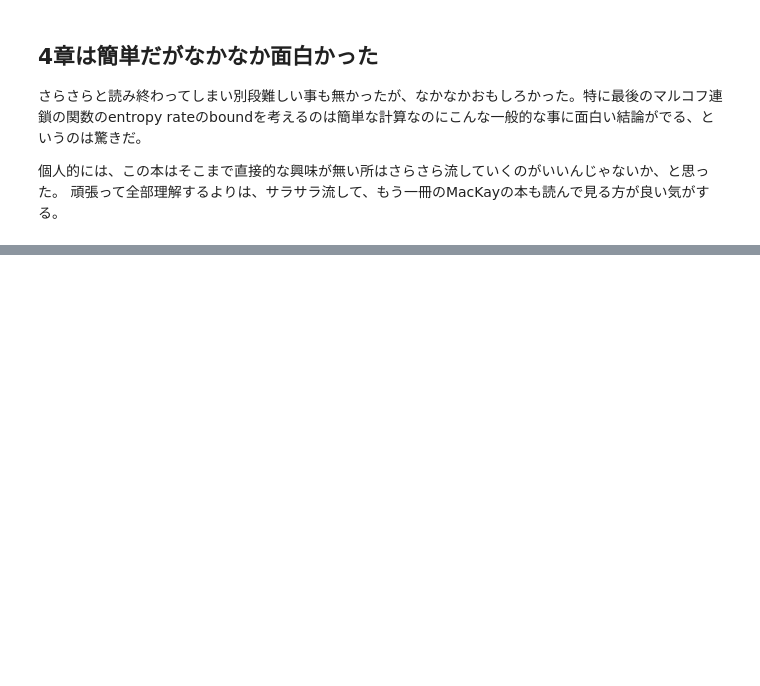
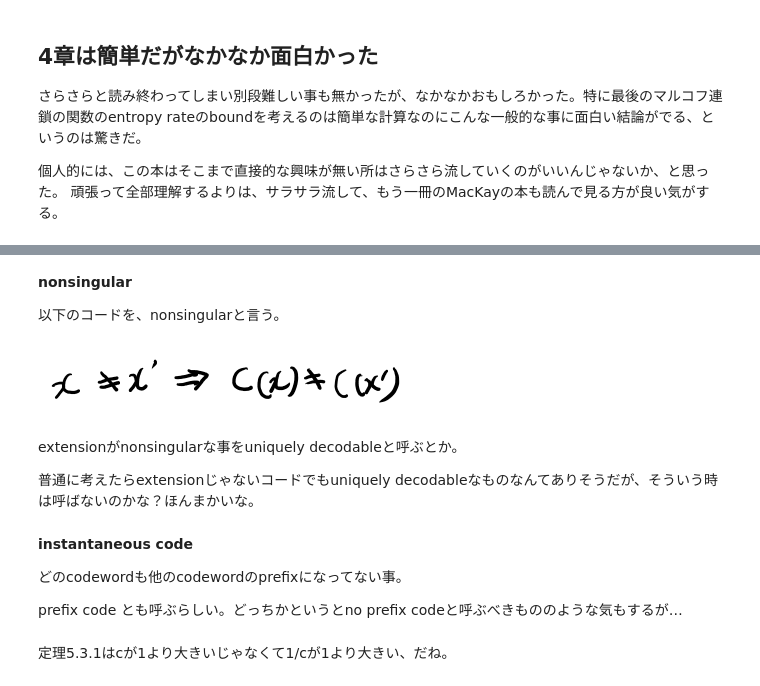
Before and after one commit to karino2/karino2.github.io, a Jupyter notebook: ipynb/2019-02-10-144121.ipynb, the cells around one changed output, grey strips where cells are left out. Drawn from its saved outputs; the diff is of its cells as text; code cells hidden in the pictures; blank space fills up the shorter version.

```diff
--- a/ipynb/2019-02-10-144121.ipynb
+++ b/ipynb/2019-02-10-144121.ipynb
@@ -175,0 +189,20 @@ MeatPieImage()
+# %% [markdown]
+**nonsingular**
+
+以下のコードを、nonsingularと言う。
+# %%
+MeatPieImage()
+# %% [output]
+[figure, added]
+# %% [markdown]
+extensionがnonsingularな事をuniquely decodableと呼ぶとか。
+
+普通に考えたらextensionじゃないコードでもuniquely decodableなものなんてありそうだが、そういう時は呼ばないのかな？ほんまかいな。
+# %% [markdown]
+**instantaneous code**
+
+どのcodewordも他のcodewordのprefixになってない事。
+
+prefix code とも呼ぶらしい。どっちかというとno prefix codeと呼ぶべきもののような気もするが…
+# %% [markdown]
+定理5.3.1はcが1より大きいじゃなくて1/cが1より大きい、だね。
```
Also changed, not shown: parts of 3 cells of this notebook.
